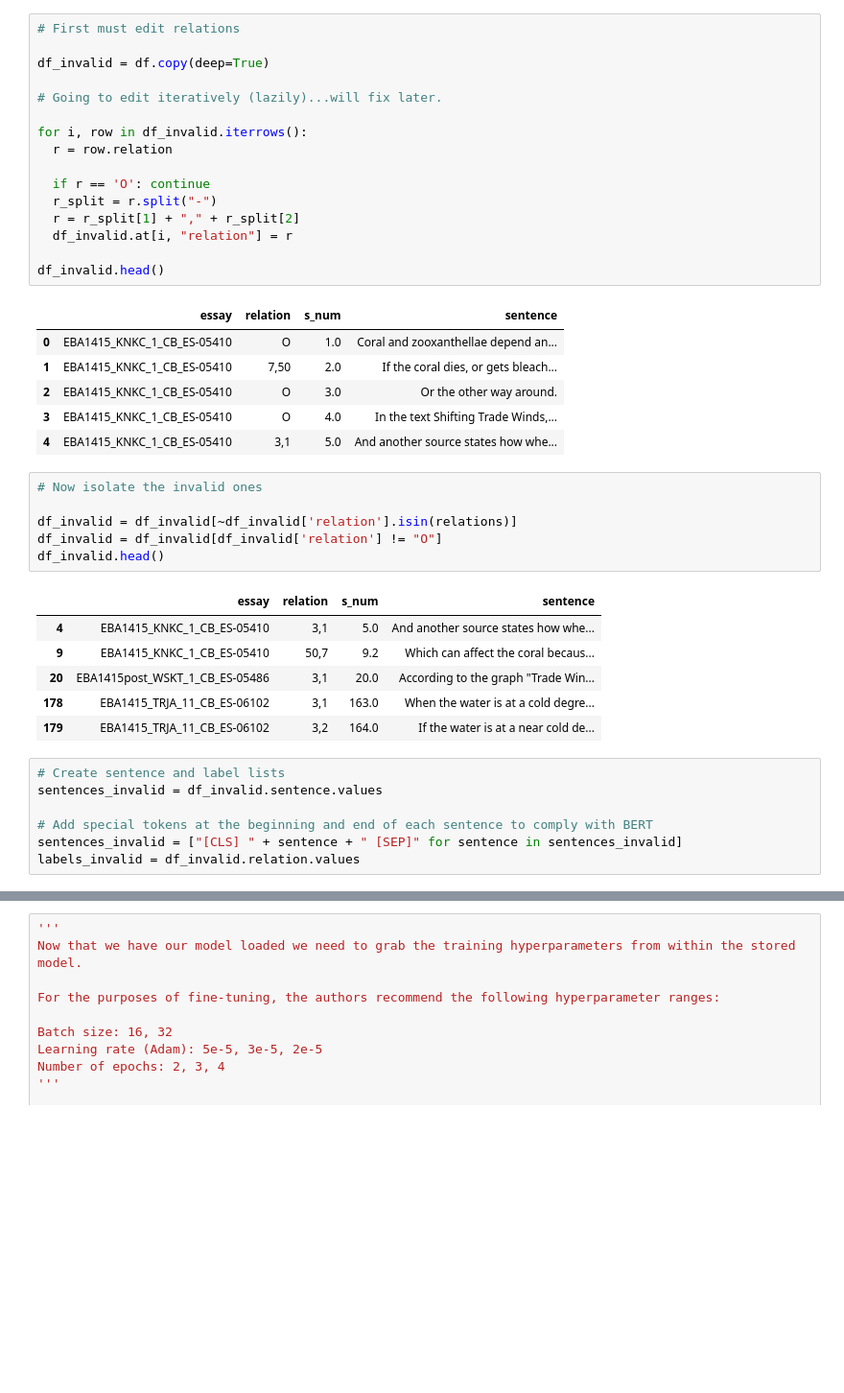
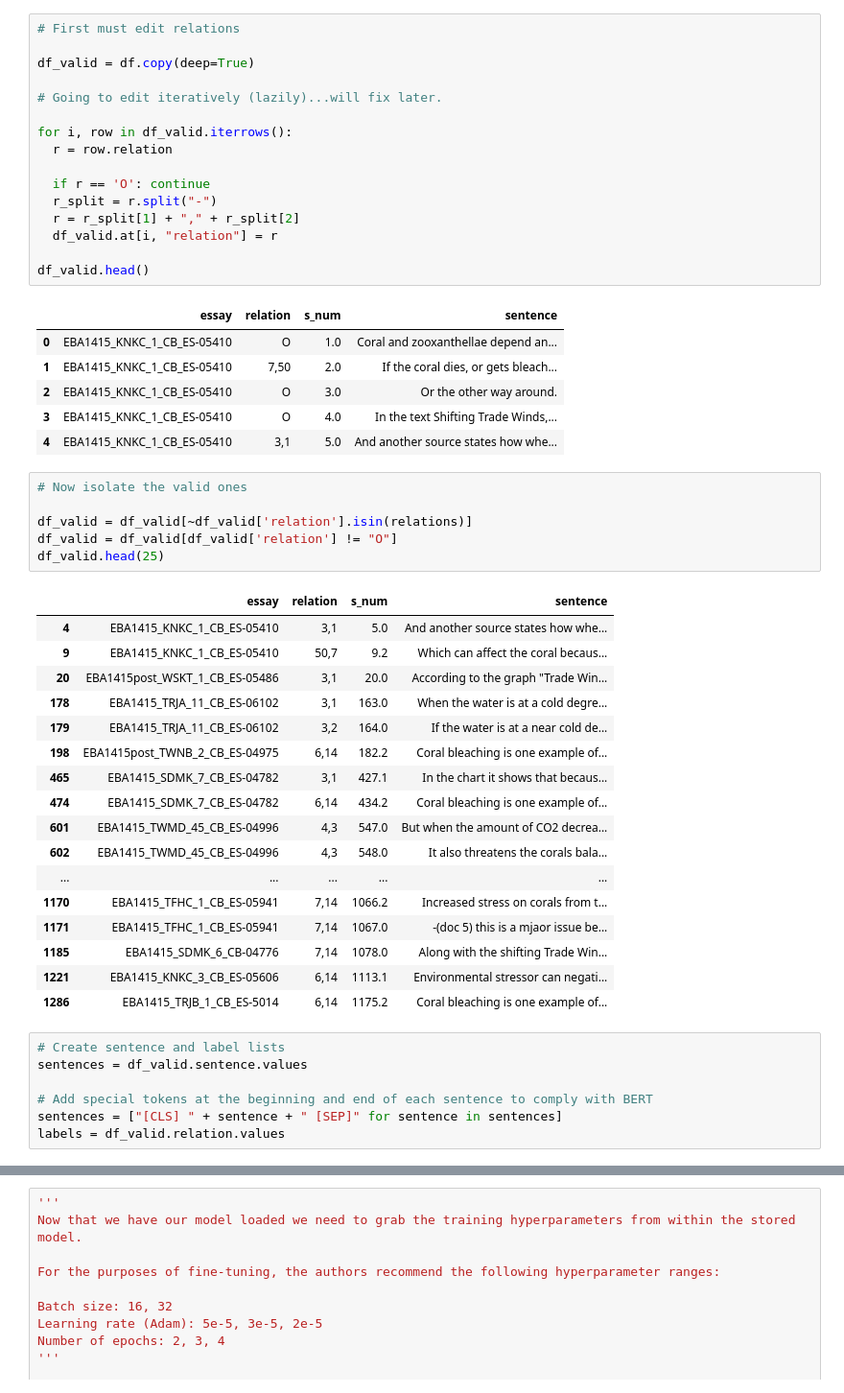
Before and after one commit to claytoncohn/CoralBleaching_SkinCancer, a Jupyter notebook: TernaryMultiCoralBleaching.ipynb, the cells around one changed output, grey strips where cells are left out. Shown at 96% size. Saved outputs shown, nothing was run; the diff lists cells and outputs as text; blank space fills up the shorter version.

```diff
--- a/TernaryMultiCoralBleaching.ipynb
+++ b/TernaryMultiCoralBleaching.ipynb
@@ -1407,19 +1403,19 @@ Now for the invalid relations.
 # %%
 # First must edit relations
 
-df_invalid = df.copy(deep=True)
+df_valid = df.copy(deep=True)
 
 # Going to edit iteratively (lazily)...will fix later.
 
-for i, row in df_invalid.iterrows():
+for i, row in df_valid.iterrows():
   r = row.relation
 
   if r == 'O': continue
   r_split = r.split("-")
   r = r_split[1] + "," + r_split[2]
-  df_invalid.at[i, "relation"] = r
+  df_valid.at[i, "relation"] = r
 
-df_invalid.head()
+df_valid.head()
 # %% [output]
 |  | essay | relation | s_num | sentence |
 | 0 | EBA1415_KNKC_1_CB_ES-05410 | O | 1.0 | Coral and zooxanthellae depend an... |
@@ -1428,25 +1424,36 @@ df_invalid.head()
 | 3 | EBA1415_KNKC_1_CB_ES-05410 | O | 4.0 | In the text Shifting Trade Winds,... |
 | 4 | EBA1415_KNKC_1_CB_ES-05410 | 3,1 | 5.0 | And another source states how whe... |
 # %%
-# Now isolate the invalid ones
+# Now isolate the valid ones
 
-df_invalid = df_invalid[~df_invalid['relation'].isin(relations)]
-df_invalid = df_invalid[df_invalid['relation'] != "O"]
-df_invalid.head()
+df_valid = df_valid[~df_valid['relation'].isin(relations)]
+df_valid = df_valid[df_valid['relation'] != "O"]
+df_valid.head(25)
 # %% [output]
 |  | essay | relation | s_num | sentence |
 | 4 | EBA1415_KNKC_1_CB_ES-05410 | 3,1 | 5.0 | And another source states how whe... |
 | 9 | EBA1415_KNKC_1_CB_ES-05410 | 50,7 | 9.2 | Which can affect the coral becaus... |
 | 20 | EBA1415post_WSKT_1_CB_ES-05486 | 3,1 | 20.0 | According to the graph "Trade Win... |
 | 178 | EBA1415_TRJA_11_CB_ES-06102 | 3,1 | 163.0 | When the water is at a cold degre... |
 | 179 | EBA1415_TRJA_11_CB_ES-06102 | 3,2 | 164.0 | If the water is at a near cold de... |
+| 198 | EBA1415post_TWNB_2_CB_ES-04975 | 6,14 | 182.2 | Coral bleaching is one example of... |
+| 465 | EBA1415_SDMK_7_CB_ES-04782 | 3,1 | 427.1 | In the chart it shows that becaus... |
+| 474 | EBA1415_SDMK_7_CB_ES-04782 | 6,14 | 434.2 | Coral bleaching is one example of... |
+| 601 | EBA1415_TWMD_45_CB_ES-04996 | 4,3 | 547.0 | But when the amount of CO2 decrea... |
+| 602 | EBA1415_TWMD_45_CB_ES-04996 | 4,3 | 548.0 | It also threatens the corals bala... |
+| ... | ... | ... | ... | ... |
+| 1170 | EBA1415_TFHC_1_CB_ES-05941 | 7,14 | 1066.2 | Increased stress on corals from t... |
+| 1171 | EBA1415_TFHC_1_CB_ES-05941 | 7,14 | 1067.0 | -(doc 5) this is a mjaor issue be... |
+| 1185 | EBA1415_SDMK_6_CB-04776 | 7,14 | 1078.0 | Along with the shifting Trade Win... |
+| 1221 | EBA1415_KNKC_3_CB_ES-05606 | 6,14 | 1113.1 | Environmental stressor can negati... |
+| 1286 | EBA1415_TRJB_1_CB_ES-5014 | 6,14 | 1175.2 | Coral bleaching is one example of... |
 # %%
 # Create sentence and label lists
-sentences_invalid = df_invalid.sentence.values
+sentences = df_valid.sentence.values
 
 # Add special tokens at the beginning and end of each sentence to comply with BERT
-sentences_invalid = ["[CLS] " + sentence + " [SEP]" for sentence in sentences_invalid]
-labels_invalid = df_invalid.relation.values
+sentences = ["[CLS] " + sentence + " [SEP]" for sentence in sentences]
+labels = df_valid.relation.values
 # %%
 # Now that our [CLS] and [SEP] tokens are in place, we are ready for tokenization
 tokenizer = BertTokenizer.from_pretrained('bert-base-uncased', do_lower_case=True)
```
Also changed, not shown: parts of 53 cells of this notebook.
